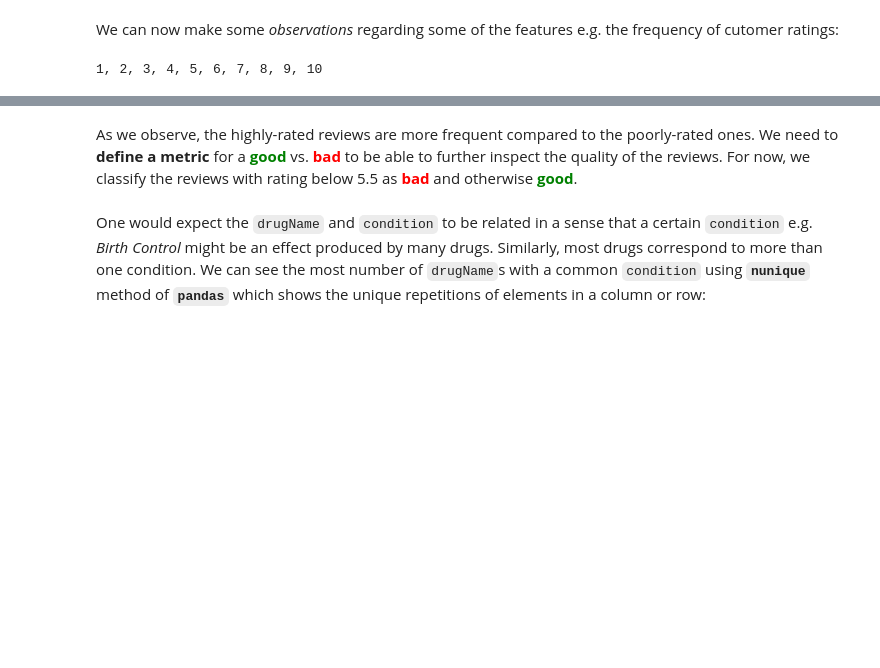
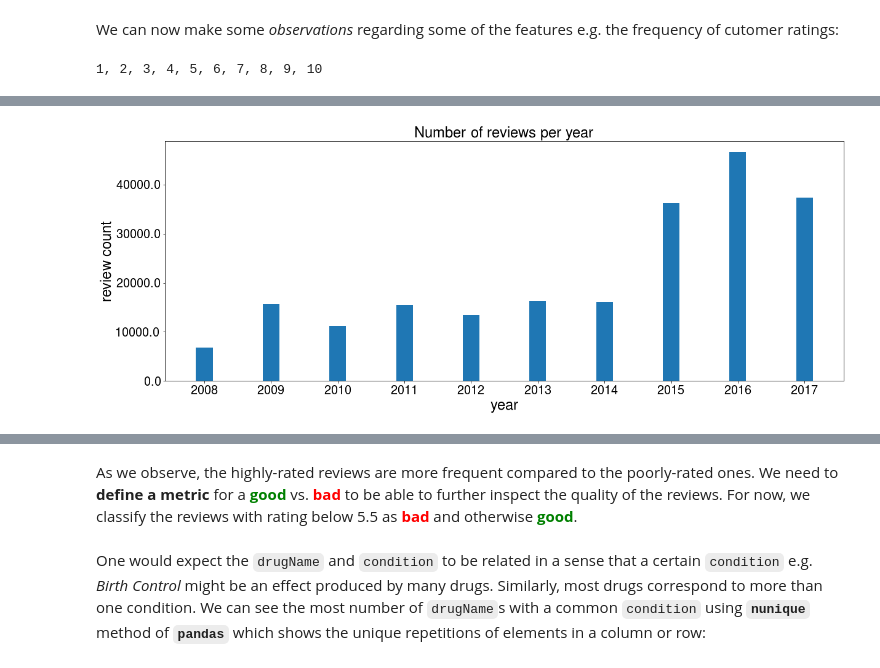
Before and after one commit to alineu/ml-projects, a Jupyter notebook: drug-DI/drug_optimizer.ipynb, the cells around one changed output, grey strips where cells are left out. Cells and saved outputs as stored; diff of their text form; code cells hidden in the pictures; blank space fills up the shorter version.

```diff
--- a/drug-DI/drug_optimizer.ipynb
+++ b/drug-DI/drug_optimizer.ipynb
@@ -298,0 +344,11 @@ plt.show()
+# %%
+year_data = df_all['date'].dt.year.value_counts()
+year_data = year_data.sort_index()
+fig, ax = plt.subplots(1, 1, figsize=(16, 6), sharey=False)
+fig.tight_layout()
+hist(year_data.values, ax=ax, labels=year_data.index, colmap="RdYlGn", xlabel='year', colbar=False,
+     title="Number of reviews per year", density=False, rot=0, ylabel='review count')
+
+plt.show()
+# %% [output]
+[figure, added]
```
Also changed, not shown: parts of 40 cells of this notebook.
